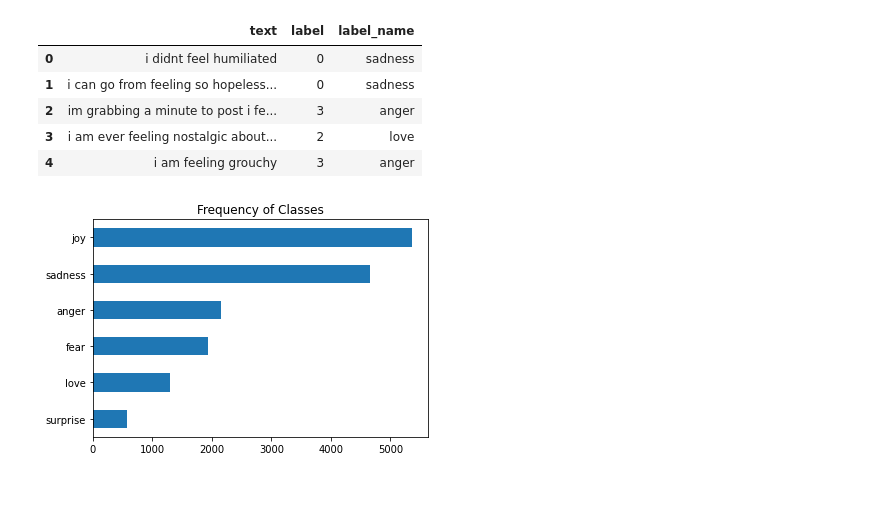
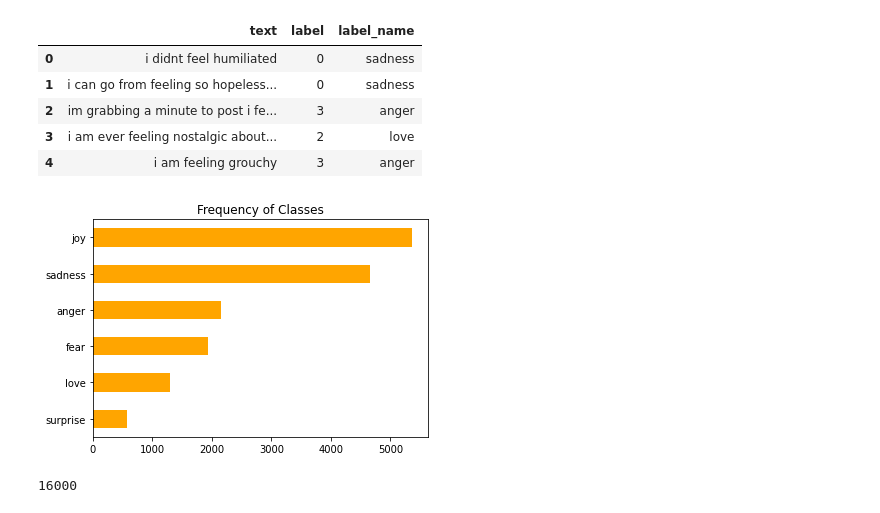
Before and after one commit to bforoura/Transformers, a Jupyter notebook: hf_transformers_ch2_ex1.ipynb, the cells around one changed output. Cells and saved outputs as stored; diff of their text form; code cells hidden in the pictures.

```diff
--- a/hf_transformers_ch2_ex1.ipynb
+++ b/hf_transformers_ch2_ex1.ipynb
@@ -154,8 +154,12 @@ df.head()
 # %%
 import matplotlib.pyplot as plt
 
-df["label_name"].value_counts(ascending=True).plot.barh()
+df["label_name"].value_counts(ascending=True).plot.barh(color='orange')
 plt.title("Frequency of Classes")
 plt.show()
 # %% [output]
-[figure, old version]
+[figure, new version]
+# %%
+df["label_name"].value_counts().sum()
+# %% [output]
+16000
```
